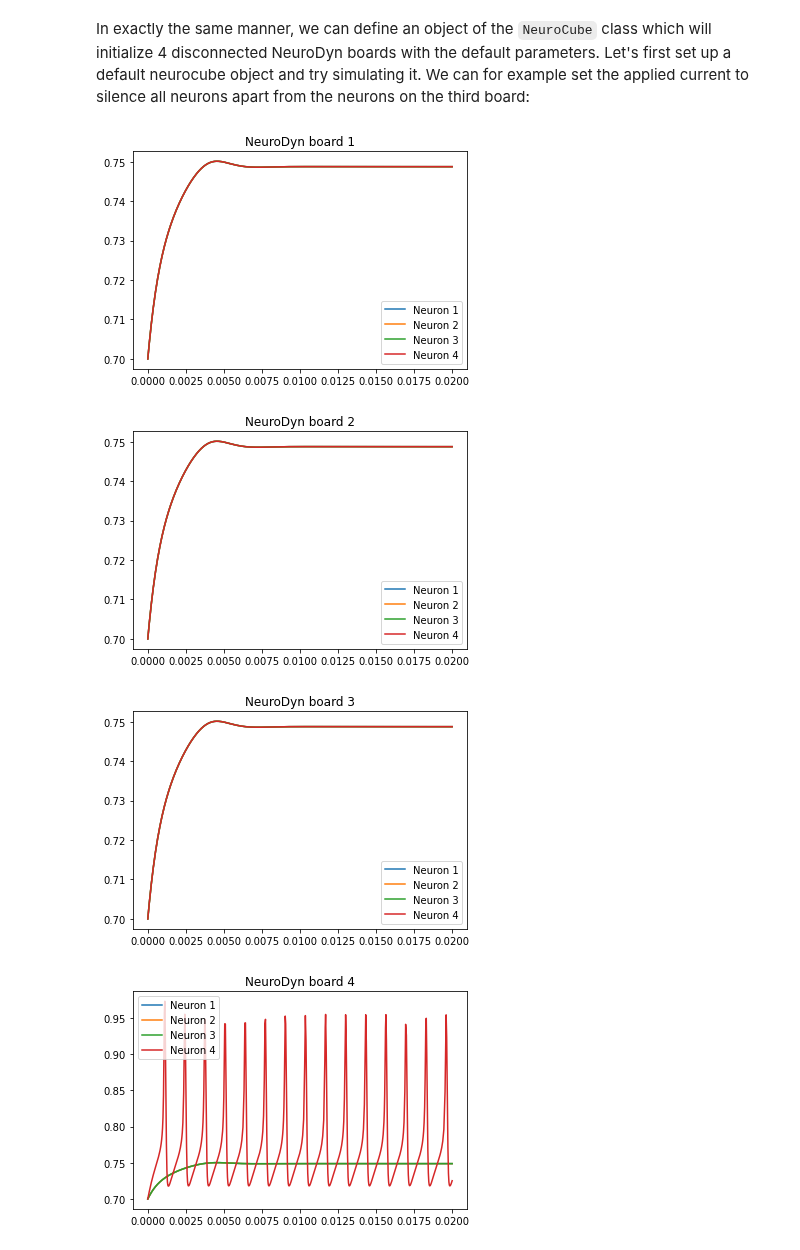
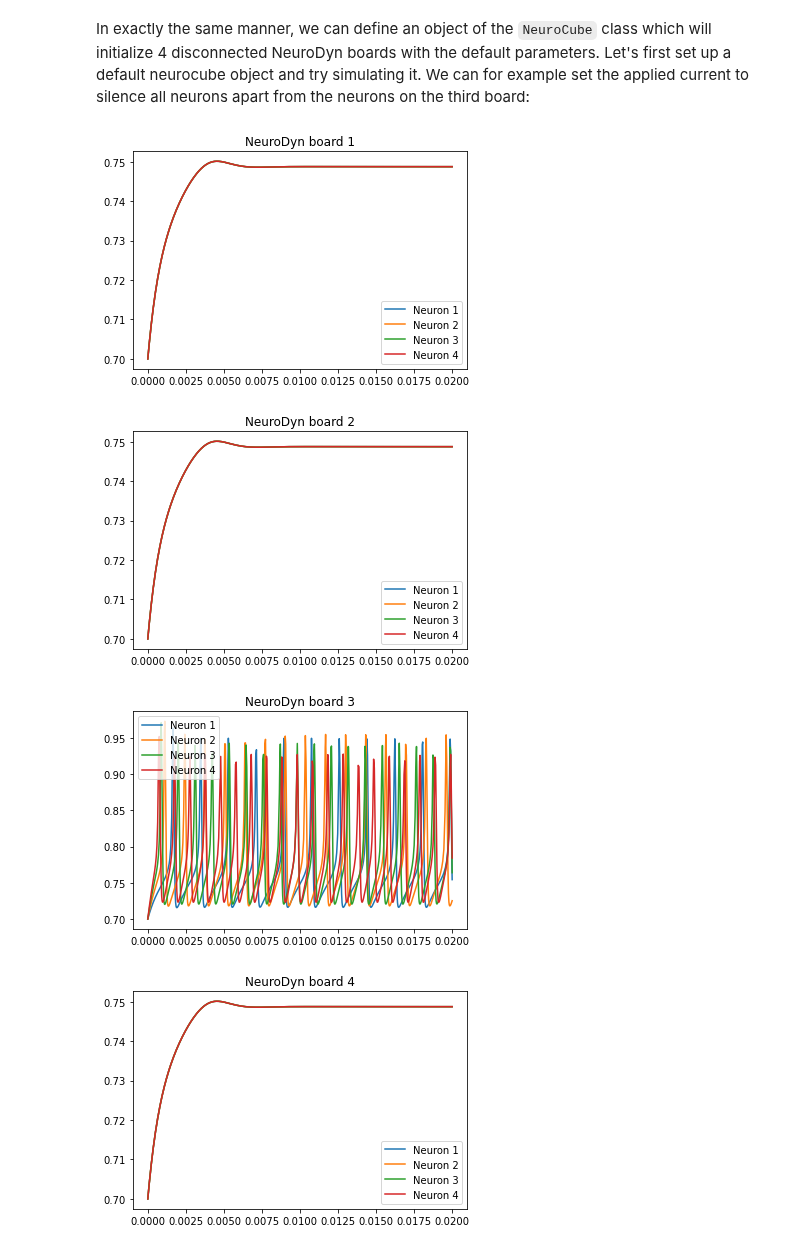
Before and after one commit to lukaribar/telluride-21, a Jupyter notebook: Networks in NeuroDyn.ipynb, the cells around one changed output. Drawn from its saved outputs; the diff is of its cells as text; code cells hidden in the pictures.

```diff
--- a/Networks in NeuroDyn.ipynb
+++ b/Networks in NeuroDyn.ipynb
@@ -468,31 +465,33 @@ In exactly the same manner, we can define an object of the `NeuroCube` class whi
 # %%
 neurocube  = NeuroCube()
 
-Itotal = np.array([-1, -1, -1, -1, -1, -1 , -1, -1, 0, 1, 2, 3, -1, -1, -1, -1]) * 1e-6
+I_silent = [-1e-6, -1e-6, -1e-6, -1e-6]
+I3 = [0e-6, 1e-6, 2e-6, 3e-6]
+Itotal = I_silent * 2 + I3 + I_silent
 
 Iapp = lambda t: fit_obj.convert_I(Itotal)
 
 x0 = [0.7, 0, 0, 0] * 16 + [0]*48 # 16 neurons, 48 synapses
 
 sol = neurocube.simulate(trange, x0, Iapp)
 
 for i in range(4):
-    V1 = sol.y[0 * i]
-    V2 = sol.y[4 * i]
-    V3 = sol.y[8 * i]
-    V4 = sol.y[12 * i]
+    V1 = sol.y[16 * i + 0]
+    V2 = sol.y[16 * i + 4]
+    V3 = sol.y[16 * i + 8]
+    V4 = sol.y[16 * i + 12]
 
     plt.figure()
     plt.title(f"NeuroDyn board {i + 1}")
     plt.plot(sol.t, V1, label = "Neuron 1")
     plt.plot(sol.t, V2, label = "Neuron 2")
     plt.plot(sol.t, V3, label = "Neuron 3")
     plt.plot(sol.t, V4, label = "Neuron 4")
     plt.legend()
 
 plt.show()
 # %% [output]
 [figure]
 [figure]
-[figure, old version]
+[figure, new version]
-[figure, old version]
+[figure, new version]
```
Also changed, not shown: parts of 3 cells of this notebook.
